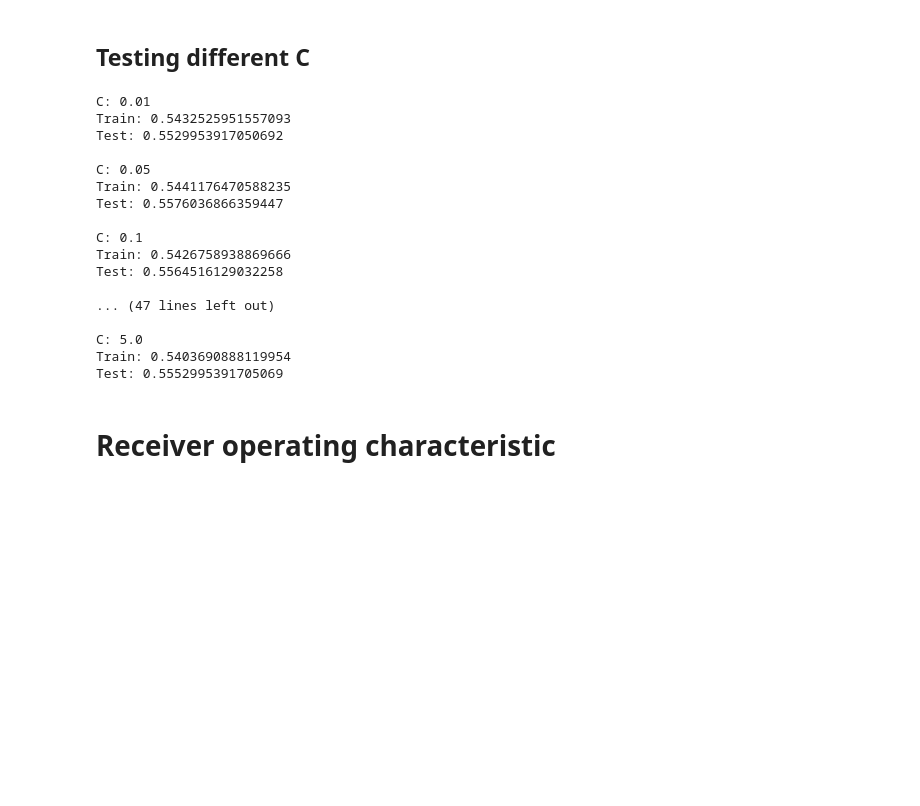
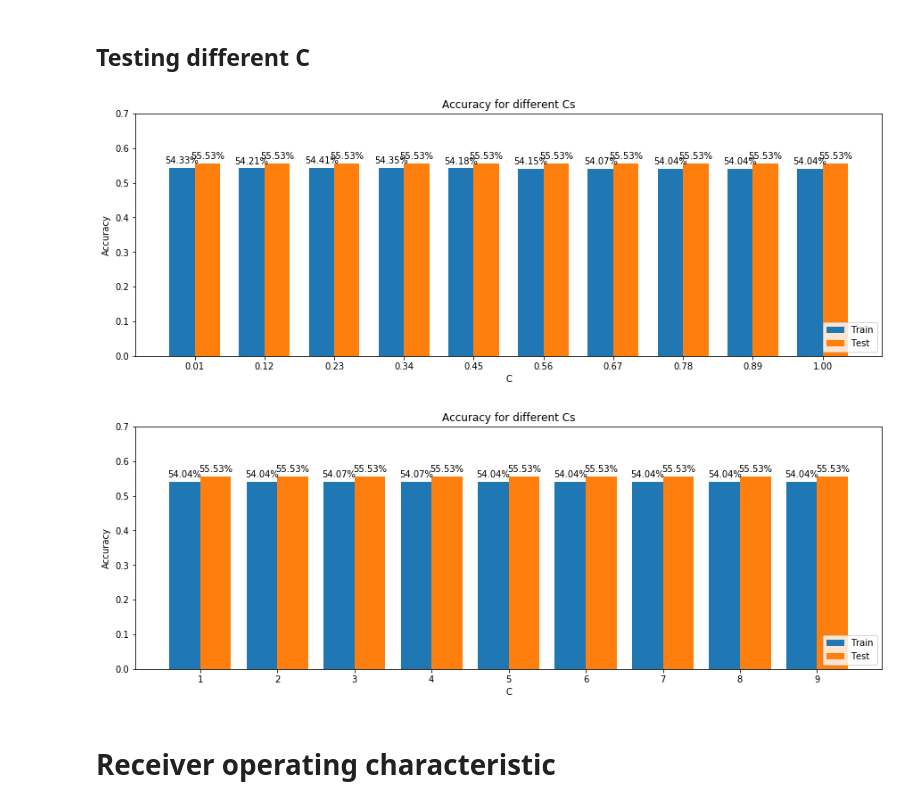
Before and after one commit to TheFebrin/LimitOrderBook, a Jupyter notebook: LOB_project.ipynb, the cells around one changed output. Cells and saved outputs as stored; diff of their text form; code cells hidden in the pictures; blank space fills up the shorter version.

```diff
--- a/LOB_project.ipynb
+++ b/LOB_project.ipynb
@@ -493,36 +539,57 @@ Test: 0.5414746543778802
 # %% [markdown]
 ## Testing different C
 # %%
-for C in [0.01,0.05,0.1,0.2,0.25,0.3,0.4,0.5,0.75,0.85,0.9,1.0,1.25,1.5,2.0,5.0]:
+train_c, test_c = [], []
+C_list = np.r_[np.linspace(0.01,1,10), np.linspace(1,10,10)]
+
+for C in C_list:
     X = np.array([[queue_imbalance_k(data,t,k) for k in range(1,3)] for t in T])
     X_train, X_test, y_train, y_test = train_test_split(
         X, target, test_size=0.2, random_state=42,shuffle=False)
     LR = LogisticRegression(solver = 'lbfgs',C=C)
     LR.fit(X_train,y_train)
     preds_train = LR.predict(X_train)
-    print('C:', C)
-    print(f'Train: {np.mean(preds_train == y_train)}')
-    preds = LR.predict(X_test)
-    print(f'Test: {np.mean(preds == y_test)}')
-    print()
+    train_c.append(np.mean(preds_train == y_train))
+    test_c.append(np.mean(preds == y_test))
+#     print('C:', C)
+#     print(f'Train: {np.mean(preds_train == y_train)}')
+#     preds = LR.predict(X_test)
+#     print(f'Test: {np.mean(preds == y_test)}')
+#     print()
-# %% [output]
-C: 0.01
-Train: 0.5432525951557093
-Test: 0.5529953917050692
-
-C: 0.05
-Train: 0.5441176470588235
-Test: 0.5576036866359447
-
-C: 0.1
-Train: 0.5426758938869666
-Test: 0.5564516129032258
-
-... (47 lines left out)
-
-C: 5.0
-Train: 0.5403690888119954
-Test: 0.5552995391705069
+# %%
+train_c = np.array(train_c)
+test_c = np.array(test_c)
+C_list = np.array(C_list)
+
+width = 0.02  # the width of the bars
+
+def plot(width=width, a=0, b=-1):
+    def autolabel(rects):
+        for rect in rects:
+            height = rect.get_height()
+            ax.annotate('{:.2f}%'.format(height * 100),
+                        xy=(rect.get_x() + rect.get_width() / 2, height),
+                        xytext=(0, 3),  # 3 points vertical offset
+                        textcoords="offset points",
+                        ha='center', va='bottom')
+
+    fig, ax = plt.subplots(figsize=(15,5))
+    rects1 = ax.bar(C_list[a: b] - width/2, train_c[a: b], width, label='Train')
+    rects2 = ax.bar(C_list[a: b] + width/2, test_c[a: b], width, label='Test')
+    ax.set_ylabel('Accuracy')
+    ax.set_xlabel('C')
+    ax.set_xticks(C_list[a: b])
+    ax.set_ylim([0, 0.7])
+    ax.set_title('Accuracy for different Cs')
+    ax.legend(loc='lower right')
+    autolabel(rects1)
+    autolabel(rects2)
+# %%
+plot(width=0.04, b=len(C_list) // 2)
+plot(width=0.4, a=len(C_list) // 2, b=-1)
+# %% [output]
+[figure, added]
+[figure, added]
 # %% [markdown]
 # Receiver operating characteristic
 # %% [markdown]
```
Also changed, not shown: parts of 25 cells of this notebook.
